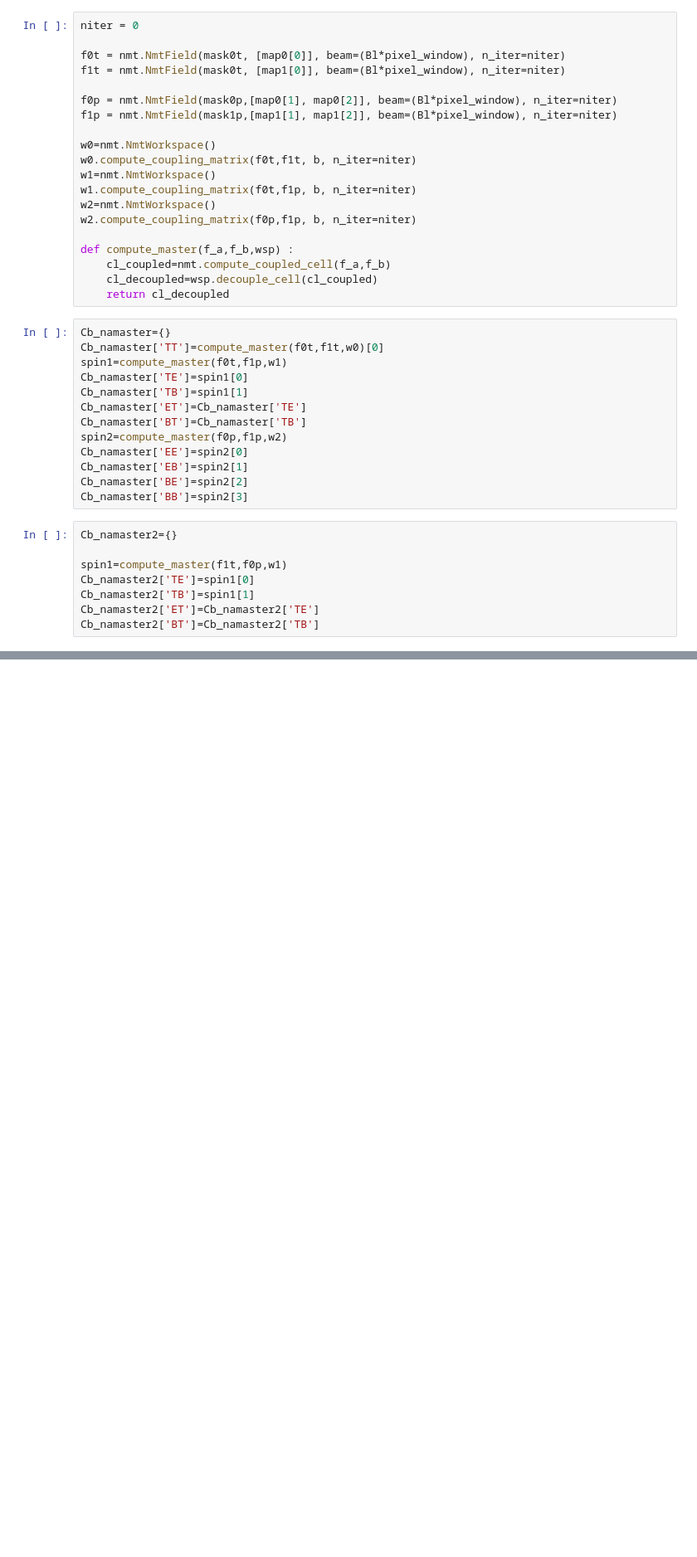
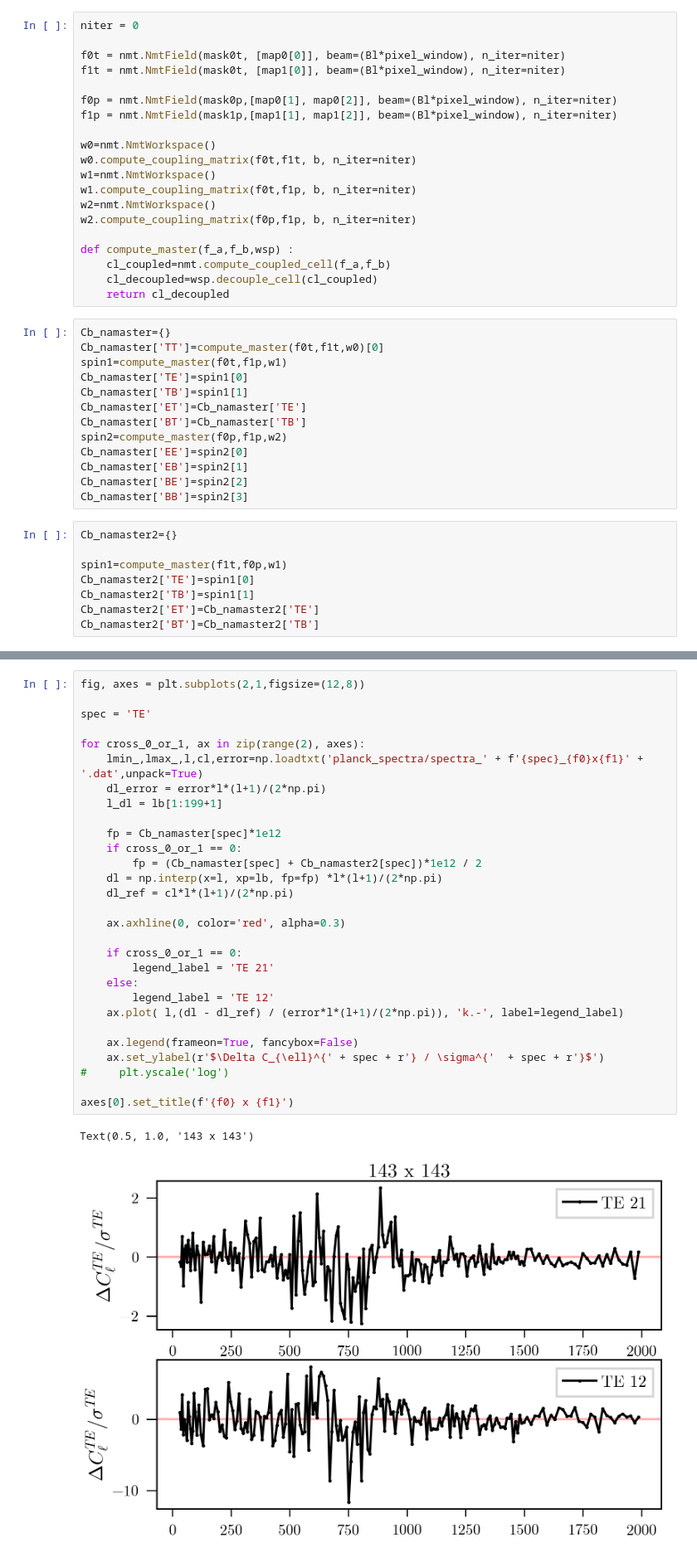
Before and after one commit to xzackli/PSpipe, a Jupyter notebook: project/Planck/Example 1.2 Cross Pol.ipynb, the cells around one changed output, grey strips where cells are left out. Shown: that part at 83% size. Cells and saved outputs as stored; diff of their text form; blank space fills up the shorter version.

```diff
--- a/project/Planck/Example 1.2 Cross Pol.ipynb
+++ b/project/Planck/Example 1.2 Cross Pol.ipynb
@@ -212,0 +217,32 @@ l_ref[-1]
+# %%
+fig, axes = plt.subplots(2,1,figsize=(12,8))
+
+spec = 'TE'
+
+for cross_0_or_1, ax in zip(range(2), axes):
+    lmin_,lmax_,l,cl,error=np.loadtxt('planck_spectra/spectra_' + f'{spec}_{f0}x{f1}' + '.dat',unpack=True)
+    dl_error = error*l*(l+1)/(2*np.pi)
+    l_dl = lb[1:199+1]
+
+    fp = Cb_namaster[spec]*1e12
+    if cross_0_or_1 == 0:
+        fp = (Cb_namaster[spec] + Cb_namaster2[spec])*1e12 / 2
+    dl = np.interp(x=l, xp=lb, fp=fp) *l*(l+1)/(2*np.pi)
+    dl_ref = cl*l*(l+1)/(2*np.pi)
+
+    ax.axhline(0, color='red', alpha=0.3)
+
+    if cross_0_or_1 == 0:
+        legend_label = 'TE 21'
+    else:
+        legend_label = 'TE 12'
+    ax.plot( l,(dl - dl_ref) / (error*l*(l+1)/(2*np.pi)), 'k.-', label=legend_label)
+
+    ax.legend(frameon=True, fancybox=False)
+    ax.set_ylabel(r'$\Delta C_{\ell}^{' + spec + r'} / \sigma^{'  + spec + r'}$')
+#     plt.yscale('log')
+
+axes[0].set_title(f'{f0} x {f1}')
+# %% [output]
+Text(0.5, 1.0, '143 x 143')
+[figure, added]
```
Also changed, not shown: parts of 18 cells of this notebook, 1 other file.
